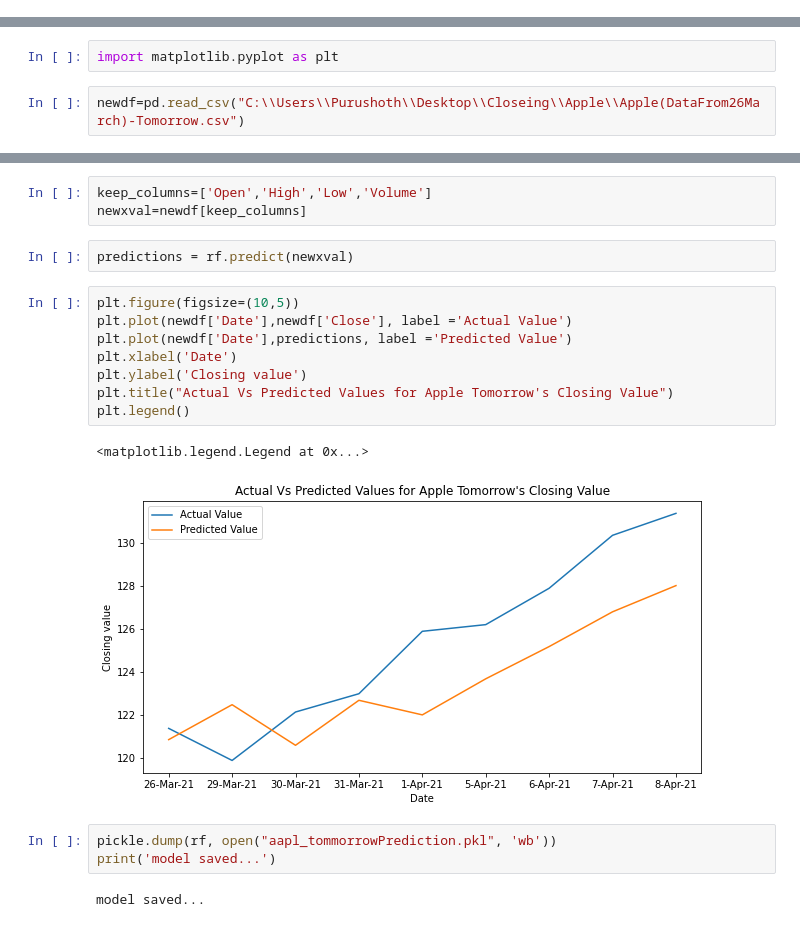
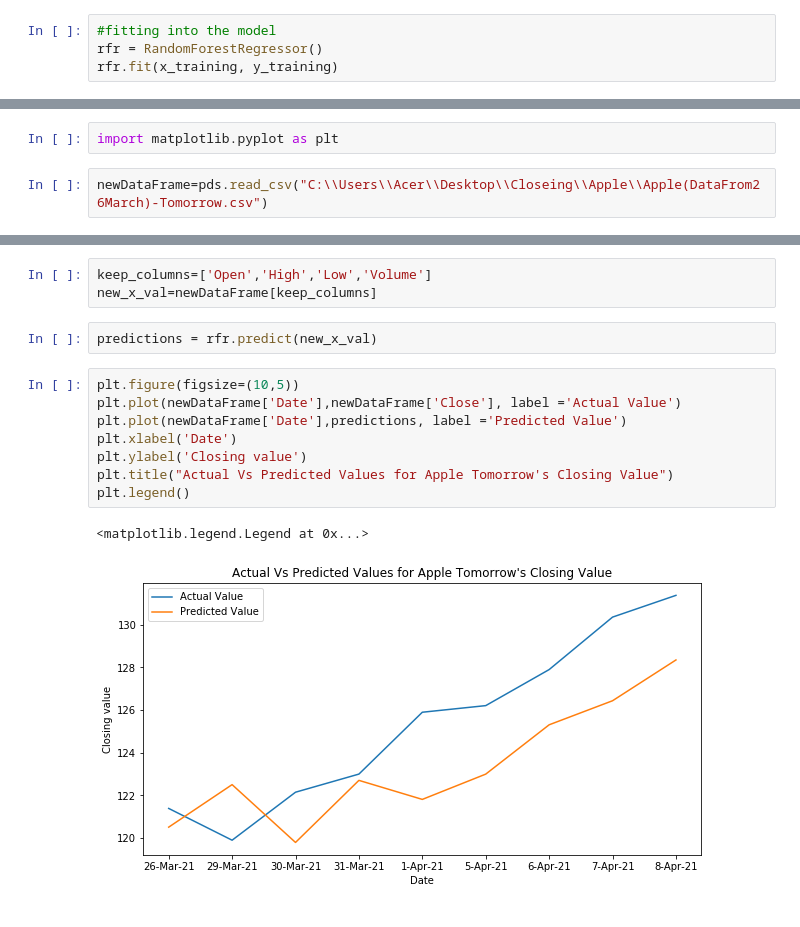
Before and after one commit to Purushothh/FYP, a Jupyter notebook: Closeing/Apple/Apple(Tomorrow_Pred)-Updated.ipynb, the cells around one changed output, grey strips where cells are left out. Saved outputs shown, nothing was run; the diff lists cells and outputs as text.

```diff
--- a/Closeing/Apple/Apple(Tomorrow_Pred)-Updated.ipynb
+++ b/Closeing/Apple/Apple(Tomorrow_Pred)-Updated.ipynb
@@ -78,0 +78,4 @@ array([ 5.16959643,  0.386692  ,  0.36620666, ..., 47.71782454,
+# %%
+#fitting into the model
+rfr = RandomForestRegressor()
+rfr.fit(x_training, y_training)
@@ -102,5 +128,5 @@ array([125.20380016])
 # %%
 import matplotlib.pyplot as plt
 # %%
-newdf=pd.read_csv("C:\\Users\\Purushoth\\Desktop\\Closeing\\Apple\\Apple(DataFrom26March)-Tomorrow.csv")
+newDataFrame=pds.read_csv("C:\\Users\\Acer\\Desktop\\Closeing\\Apple\\Apple(DataFrom26March)-Tomorrow.csv")
 # %%
@@ -114,22 +140,17 @@ newdf.head()
 | 4 | 1-Apr-21 | 123.660004 | 124.180000 | 122.489998 | 74957400 | 125.900002 |
 # %%
 keep_columns=['Open','High','Low','Volume']
-newxval=newdf[keep_columns]
+new_x_val=newDataFrame[keep_columns]
 # %%
-predictions = rf.predict(newxval)
+predictions = rfr.predict(new_x_val)
 # %%
 plt.figure(figsize=(10,5))
-plt.plot(newdf['Date'],newdf['Close'], label ='Actual Value')
-plt.plot(newdf['Date'],predictions, label ='Predicted Value')
+plt.plot(newDataFrame['Date'],newDataFrame['Close'], label ='Actual Value')
+plt.plot(newDataFrame['Date'],predictions, label ='Predicted Value')
 plt.xlabel('Date')
 plt.ylabel('Closing value')
 plt.title("Actual Vs Predicted Values for Apple Tomorrow's Closing Value")
 plt.legend()
 # %% [output]
 <matplotlib.legend.Legend at 0x...>
-[figure, old version]
+[figure, new version]
-# %%
-pickle.dump(rf, open("aapl_tommorrowPrediction.pkl", 'wb'))
-print('model saved...')
-# %% [output]
-model saved...
```
Also changed, not shown: parts of 29 cells of this notebook, 48 other files.
